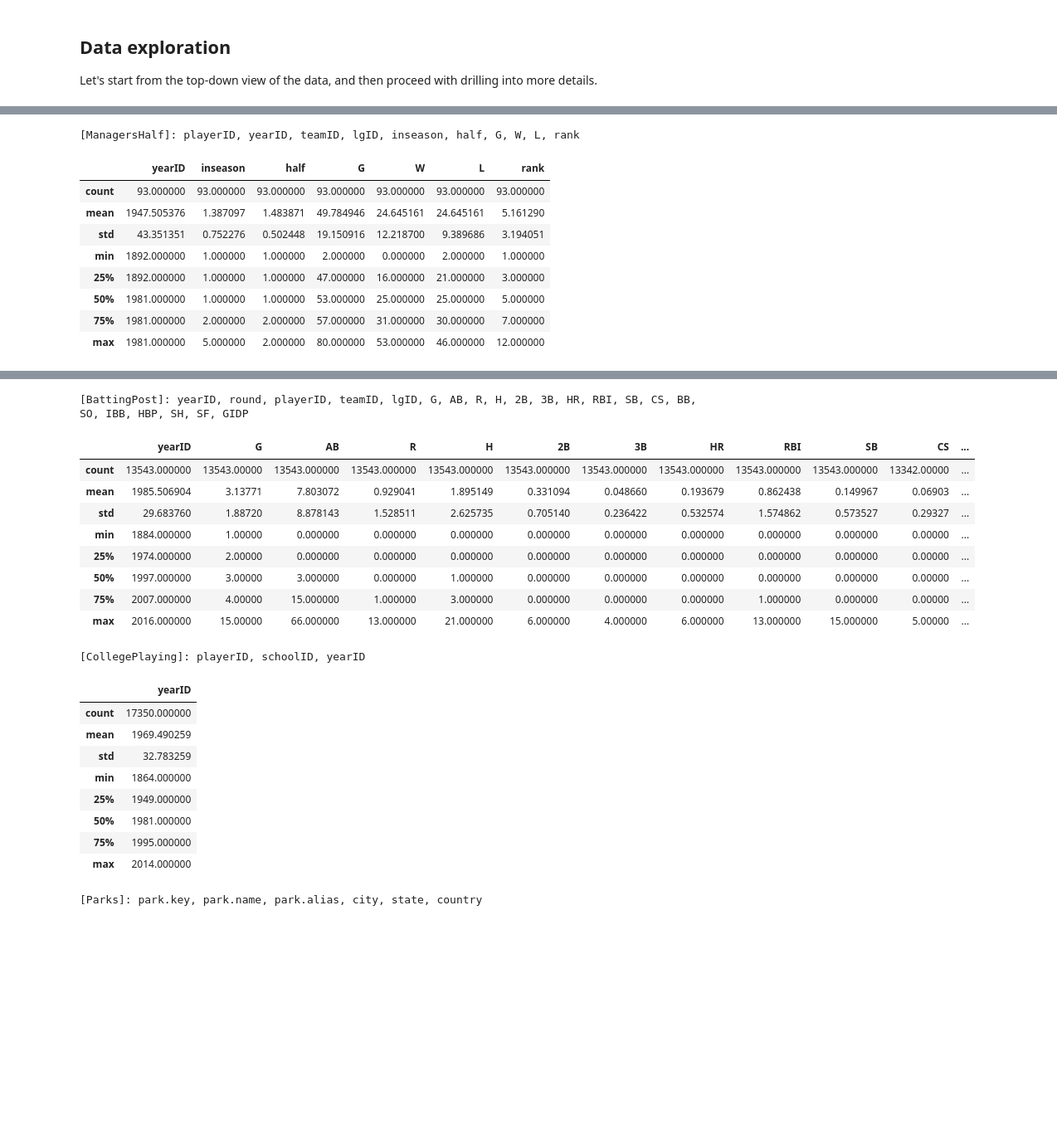
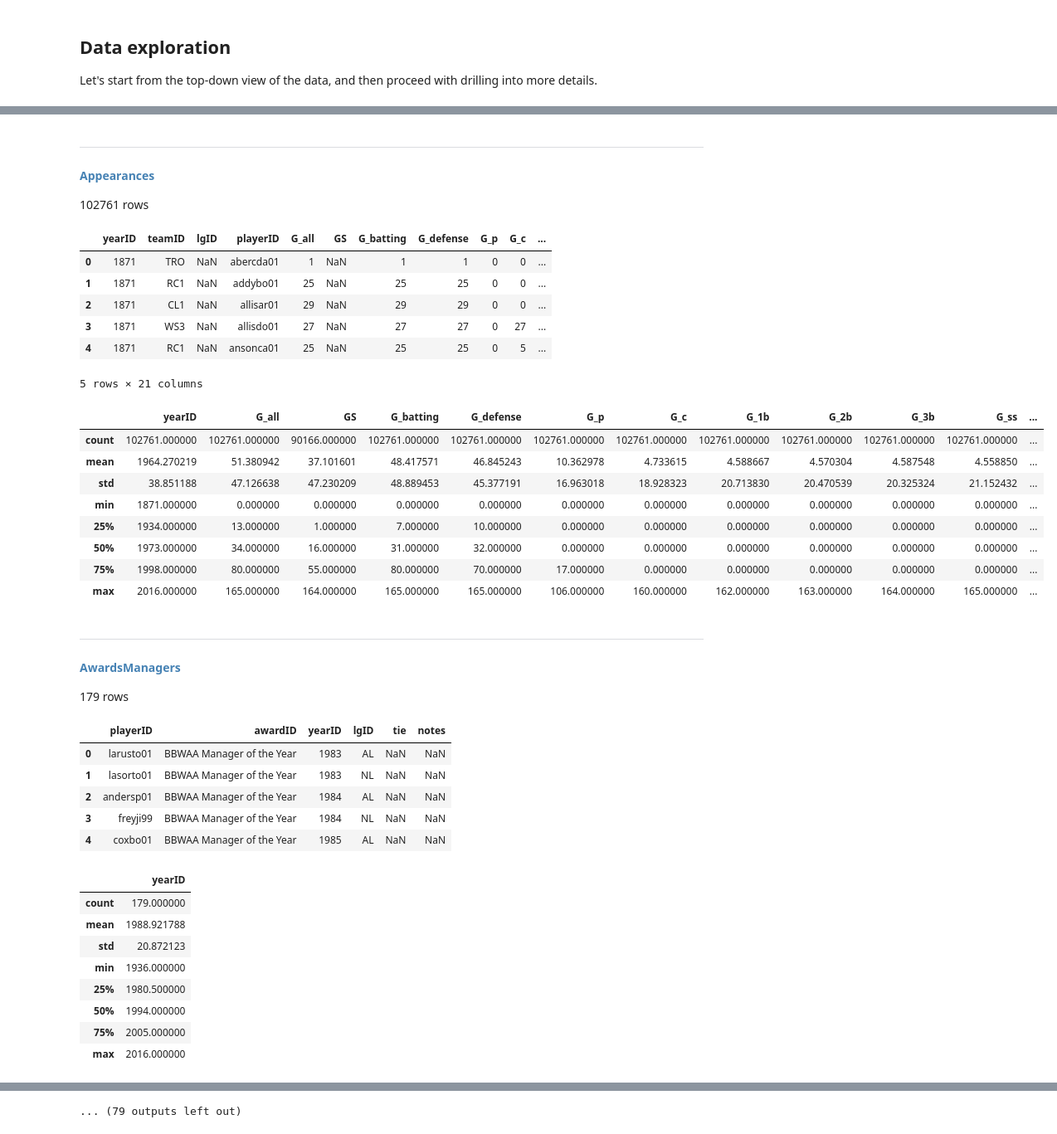
Before and after one commit to rshest/data-analyst-projects, a Jupyter notebook: p2.investigate-a-dataset/p2.investigate-a-dataset.ipynb, the cells around one changed output, grey strips where cells are left out. Shown at 83% size. Cells and saved outputs as stored; diff of their text form; code cells hidden in the pictures; blank space fills up the shorter version.

```diff
--- a/p2.investigate-a-dataset/p2.investigate-a-dataset.ipynb
+++ b/p2.investigate-a-dataset/p2.investigate-a-dataset.ipynb
@@ -43,14 +65,14 @@ We can see the list of "tables" with data that are available. Also, there is a t
 # %%
-import csv
 import pandas as pd
 
 tables = {}
-
 for f in files:
     name = f.split('.')[0]
     tables[name] = pd.read_csv(dir_root + f)
 
-for name, t in tables.iteritems():
-    print "[%s]: %s"%(name, ", ".join(t.columns))
-    disp.display(t.describe())
+HEADER_FORMAT = '<hr/><h4 style="color:steelblue;">{}</h4>{} rows'
+for name in sorted(tables.keys()):
+    table = tables[name]
+    disp.display(disp.HTML(HEADER_FORMAT.format(name, len(table))))
+    disp.display(table.head(), table.describe())
 # %% [output]
@@ -57,10 +96,35 @@ for name, t in tables.iteritems():
+Appearances
+102761 rows
+|  | yearID | teamID | lgID | playerID | G_all | GS | G_batting | G_defense | G_p | G_c | ... |
+| 0 | 1871 | TRO | NaN | abercda01 | 1 | NaN | 1 | 1 | 0 | 0 | ... |
+| 1 | 1871 | RC1 | NaN | addybo01 | 25 | NaN | 25 | 25 | 0 | 0 | ... |
+| 2 | 1871 | CL1 | NaN | allisar01 | 29 | NaN | 29 | 29 | 0 | 0 | ... |
+| 3 | 1871 | WS3 | NaN | allisdo01 | 27 | NaN | 27 | 27 | 0 | 27 | ... |
+| 4 | 1871 | RC1 | NaN | ansonca01 | 25 | NaN | 25 | 25 | 0 | 5 | ... |
-[ManagersHalf]: playerID, yearID, teamID, lgID, inseason, half, G, W, L, rank
+5 rows × 21 columns
-|  | yearID | inseason | half | G | W | L | rank |
-| count | 93.000000 | 93.000000 | 93.000000 | 93.000000 | 93.000000 | 93.000000 | 93.000000 |
-| mean | 1947.505376 | 1.387097 | 1.483871 | 49.784946 | 24.645161 | 24.645161 | 5.161290 |
-| std | 43.351351 | 0.752276 | 0.502448 | 19.150916 | 12.218700 | 9.389686 | 3.194051 |
-| min | 1892.000000 | 1.000000 | 1.000000 | 2.000000 | 0.000000 | 2.000000 | 1.000000 |
-| 25% | 1892.000000 | 1.000000 | 1.000000 | 47.000000 | 16.000000 | 21.000000 | 3.000000 |
-| 50% | 1981.000000 | 1.000000 | 1.000000 | 53.000000 | 25.000000 | 25.000000 | 5.000000 |
-| 75% | 1981.000000 | 2.000000 | 2.000000 | 57.000000 | 31.000000 | 30.000000 | 7.000000 |
-| max | 1981.000000 | 5.000000 | 2.000000 | 80.000000 | 53.000000 | 46.000000 | 12.000000 |
+|  | yearID | G_all | GS | G_batting | G_defense | G_p | G_c | G_1b | G_2b | G_3b | G_ss | ... |
+| count | 102761.000000 | 102761.000000 | 90166.000000 | 102761.000000 | 102761.000000 | 102761.000000 | 102761.000000 | 102761.000000 | 102761.000000 | 102761.000000 | 102761.000000 | ... |
+| mean | 1964.270219 | 51.380942 | 37.101601 | 48.417571 | 46.845243 | 10.362978 | 4.733615 | 4.588667 | 4.570304 | 4.587548 | 4.558850 | ... |
+| std | 38.851188 | 47.126638 | 47.230209 | 48.889453 | 45.377191 | 16.963018 | 18.928323 | 20.713830 | 20.470539 | 20.325324 | 21.152432 | ... |
+| min | 1871.000000 | 0.000000 | 0.000000 | 0.000000 | 0.000000 | 0.000000 | 0.000000 | 0.000000 | 0.000000 | 0.000000 | 0.000000 | ... |
+| 25% | 1934.000000 | 13.000000 | 1.000000 | 7.000000 | 10.000000 | 0.000000 | 0.000000 | 0.000000 | 0.000000 | 0.000000 | 0.000000 | ... |
+| 50% | 1973.000000 | 34.000000 | 16.000000 | 31.000000 | 32.000000 | 0.000000 | 0.000000 | 0.000000 | 0.000000 | 0.000000 | 0.000000 | ... |
+| 75% | 1998.000000 | 80.000000 | 55.000000 | 80.000000 | 70.000000 | 17.000000 | 0.000000 | 0.000000 | 0.000000 | 0.000000 | 0.000000 | ... |
+| max | 2016.000000 | 165.000000 | 164.000000 | 165.000000 | 165.000000 | 106.000000 | 160.000000 | 162.000000 | 163.000000 | 164.000000 | 165.000000 | ... |
+AwardsManagers
+179 rows
+|  | playerID | awardID | yearID | lgID | tie | notes |
+| 0 | larusto01 | BBWAA Manager of the Year | 1983 | AL | NaN | NaN |
+| 1 | lasorto01 | BBWAA Manager of the Year | 1983 | NL | NaN | NaN |
+| 2 | andersp01 | BBWAA Manager of the Year | 1984 | AL | NaN | NaN |
+| 3 | freyji99 | BBWAA Manager of the Year | 1984 | NL | NaN | NaN |
+| 4 | coxbo01 | BBWAA Manager of the Year | 1985 | AL | NaN | NaN |
+|  | yearID |
+| count | 179.000000 |
+| mean | 1988.921788 |
+| std | 20.872123 |
+| min | 1936.000000 |
+| 25% | 1980.500000 |
+| 50% | 1994.000000 |
+| 75% | 2005.000000 |
+| max | 2016.000000 |
@@ -67,21 +139 @@ for name, t in tables.iteritems():
-[BattingPost]: yearID, round, playerID, teamID, lgID, G, AB, R, H, 2B, 3B, HR, RBI, SB, CS, BB, SO, IBB, HBP, SH, SF, GIDP
+... (79 outputs left out)
-|  | yearID | G | AB | R | H | 2B | 3B | HR | RBI | SB | CS | ... |
-| count | 13543.000000 | 13543.00000 | 13543.000000 | 13543.000000 | 13543.000000 | 13543.000000 | 13543.000000 | 13543.000000 | 13543.000000 | 13543.000000 | 13342.00000 | ... |
-| mean | 1985.506904 | 3.13771 | 7.803072 | 0.929041 | 1.895149 | 0.331094 | 0.048660 | 0.193679 | 0.862438 | 0.149967 | 0.06903 | ... |
-| std | 29.683760 | 1.88720 | 8.878143 | 1.528511 | 2.625735 | 0.705140 | 0.236422 | 0.532574 | 1.574862 | 0.573527 | 0.29327 | ... |
-| min | 1884.000000 | 1.00000 | 0.000000 | 0.000000 | 0.000000 | 0.000000 | 0.000000 | 0.000000 | 0.000000 | 0.000000 | 0.00000 | ... |
-| 25% | 1974.000000 | 2.00000 | 0.000000 | 0.000000 | 0.000000 | 0.000000 | 0.000000 | 0.000000 | 0.000000 | 0.000000 | 0.00000 | ... |
-| 50% | 1997.000000 | 3.00000 | 3.000000 | 0.000000 | 1.000000 | 0.000000 | 0.000000 | 0.000000 | 0.000000 | 0.000000 | 0.00000 | ... |
-| 75% | 2007.000000 | 4.00000 | 15.000000 | 1.000000 | 3.000000 | 0.000000 | 0.000000 | 0.000000 | 1.000000 | 0.000000 | 0.00000 | ... |
-| max | 2016.000000 | 15.00000 | 66.000000 | 13.000000 | 21.000000 | 6.000000 | 4.000000 | 6.000000 | 13.000000 | 15.000000 | 5.00000 | ... |
-[CollegePlaying]: playerID, schoolID, yearID
-|  | yearID |
-| count | 17350.000000 |
-| mean | 1969.490259 |
-| std | 32.783259 |
-| min | 1864.000000 |
-| 25% | 1949.000000 |
-| 50% | 1981.000000 |
-| 75% | 1995.000000 |
-| max | 2014.000000 |
-[Parks]: park.key, park.name, park.alias, city, state, country
```
Also changed, not shown: parts of 24 cells of this notebook, 2 other files.
